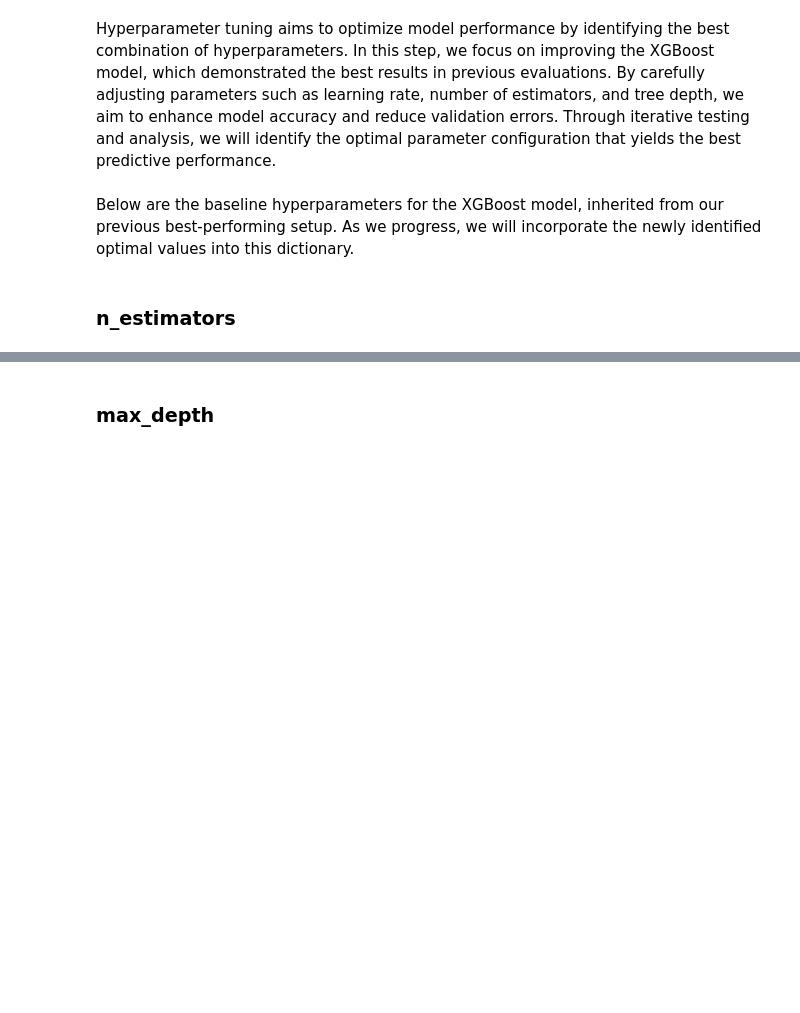
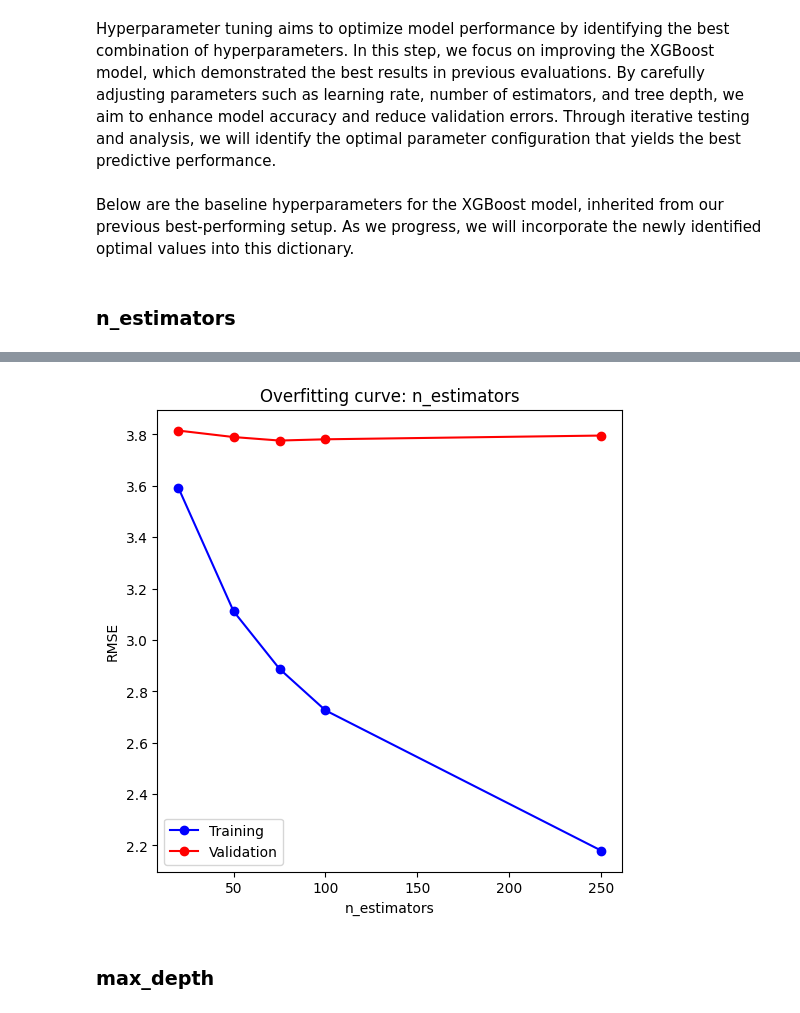
Before and after one commit to krzysikd/Uber_Fare_Prediction, a Jupyter notebook: Uber_Fares_Prediction.ipynb, the cells around one changed output, grey strips where cells are left out. Saved outputs shown, nothing was run; the diff lists cells and outputs as text; code cells hidden in the pictures; blank space fills up the shorter version.

```diff
--- a/Uber_Fares_Prediction.ipynb
+++ b/Uber_Fares_Prediction.ipynb
@@ -783,7 +783,8 @@ def test_params(ModelType, **params):
     return train_rmse, val_rmse
 
 def test_param_and_plot(ModelType, param_name, param_values, **other_params):
-    train_errors, val_errors = []
+    train_errors = []
+    val_errors = []
     for value in param_values:
         params = dict(other_params)
         params[param_name] = value
@@ -791,7 +792,7 @@ def test_param_and_plot(ModelType, param_name, param_values, **other_params):
         train_errors.append(train_rmse)
         val_errors.append(val_rmse)
 
-    plt.figure(figsize=(12,6))
+    plt.figure(figsize=(6,6))
     plt.plot(param_values, train_errors, 'b-o')
     plt.plot(param_values, val_errors, 'r-o')
     plt.title('Overfitting curve: ' + param_name)
@@ -808,3 +809,7 @@ standard_params = {
 }
 # %% [markdown]
 ### n_estimators
+# %%
+%%time
+test_param_and_plot(XGBRegressor, 'n_estimators', [20, 50, 75, 100, 250], **standard_params)
+# %% [output]
@@ -810,0 +818 @@ standard_params = {
+[figure, added]
```
Also changed, not shown: parts of 24 cells of this notebook.
